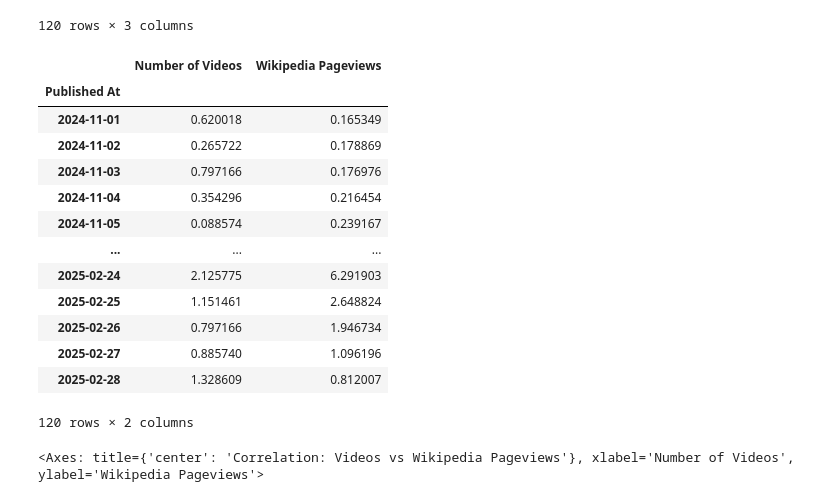
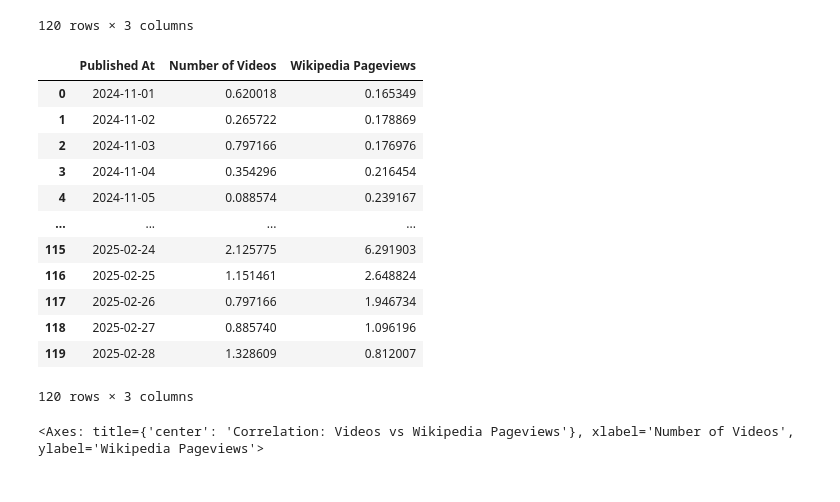
Before and after one commit to DataDivasCAU/DataDivas, a Jupyter notebook: quest 2/jupyter Notebooks/AfD_combined_Daily.ipynb, the cells around one changed output. Cells and saved outputs as stored; diff of their text form; code cells hidden in the pictures.

```diff
--- a/quest 2/jupyter Notebooks/AfD_combined_Daily.ipynb
+++ b/quest 2/jupyter Notebooks/AfD_combined_Daily.ipynb
@@ -71,46 +71,46 @@ df_merged
 # %%
 def normalize_to_relative(df, columns):
     """
     Convert the specified columns in a DataFrame to relative values
     (each value divided by the total of its column).
 
     Parameters:
         df (pd.DataFrame): Input DataFrame
         columns (list): List of column names to normalize
 
     Returns:
         pd.DataFrame: DataFrame with normalized columns
     """
     df_relative = df.copy()
     for col in columns:
         total = df_relative[col].sum()
         df_relative[col] = df_relative[col] / total*100
     return df_relative
 
 # Example usage:
 columns_to_normalize = ['Number of Videos', 'Wikipedia Pageviews']
 df_relative = normalize_to_relative(df_merged, columns_to_normalize)
 
 # Make 'Published At' the index
 
 df_relative.to_csv('AfD_combined_daily_relative.csv')
 df_relative2 = df_relative.set_index('Published At')
-df_relative2
+
+df_relative
 # %% [output]
-|  | Number of Videos | Wikipedia Pageviews |
-| Published At |  |  |
-| 2024-11-01 | 0.620018 | 0.165349 |
-| 2024-11-02 | 0.265722 | 0.178869 |
-| 2024-11-03 | 0.797166 | 0.176976 |
-| 2024-11-04 | 0.354296 | 0.216454 |
-| 2024-11-05 | 0.088574 | 0.239167 |
-| ... | ... | ... |
-| 2025-02-24 | 2.125775 | 6.291903 |
-| 2025-02-25 | 1.151461 | 2.648824 |
-| 2025-02-26 | 0.797166 | 1.946734 |
-| 2025-02-27 | 0.885740 | 1.096196 |
-| 2025-02-28 | 1.328609 | 0.812007 |
+|  | Published At | Number of Videos | Wikipedia Pageviews |
+| 0 | 2024-11-01 | 0.620018 | 0.165349 |
+| 1 | 2024-11-02 | 0.265722 | 0.178869 |
+| 2 | 2024-11-03 | 0.797166 | 0.176976 |
+| 3 | 2024-11-04 | 0.354296 | 0.216454 |
+| 4 | 2024-11-05 | 0.088574 | 0.239167 |
+| ... | ... | ... | ... |
+| 115 | 2025-02-24 | 2.125775 | 6.291903 |
+| 116 | 2025-02-25 | 1.151461 | 2.648824 |
+| 117 | 2025-02-26 | 0.797166 | 1.946734 |
+| 118 | 2025-02-27 | 0.885740 | 1.096196 |
+| 119 | 2025-02-28 | 1.328609 | 0.812007 |
-120 rows × 2 columns
+120 rows × 3 columns
 # %%
 plot2 = df_relative.plot(
     kind='scatter',
```
Also changed, not shown: parts of 5 cells of this notebook, 3 other files.
